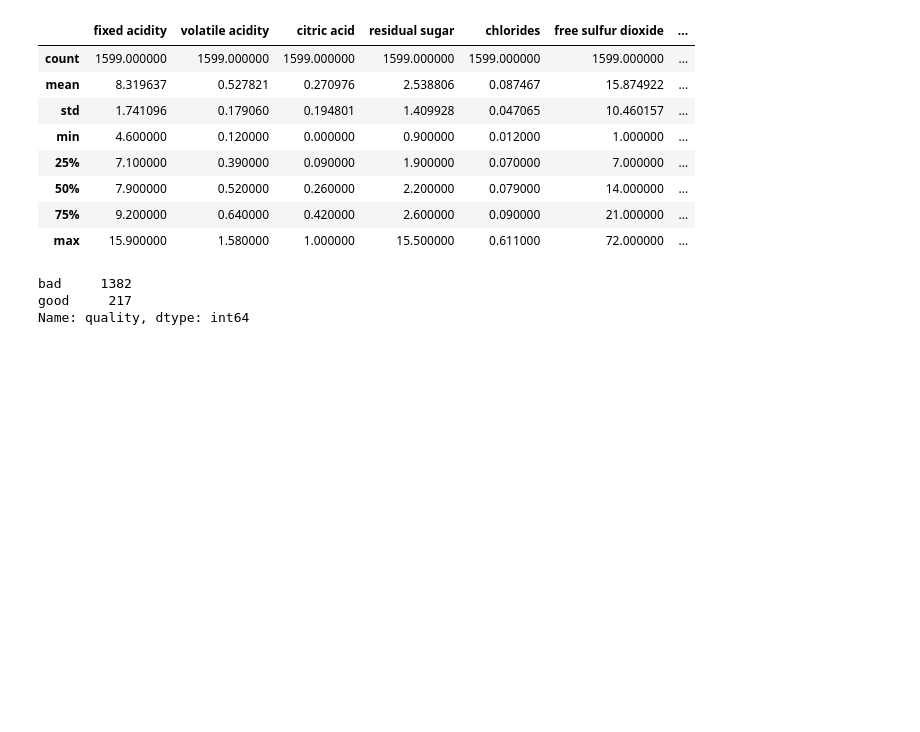
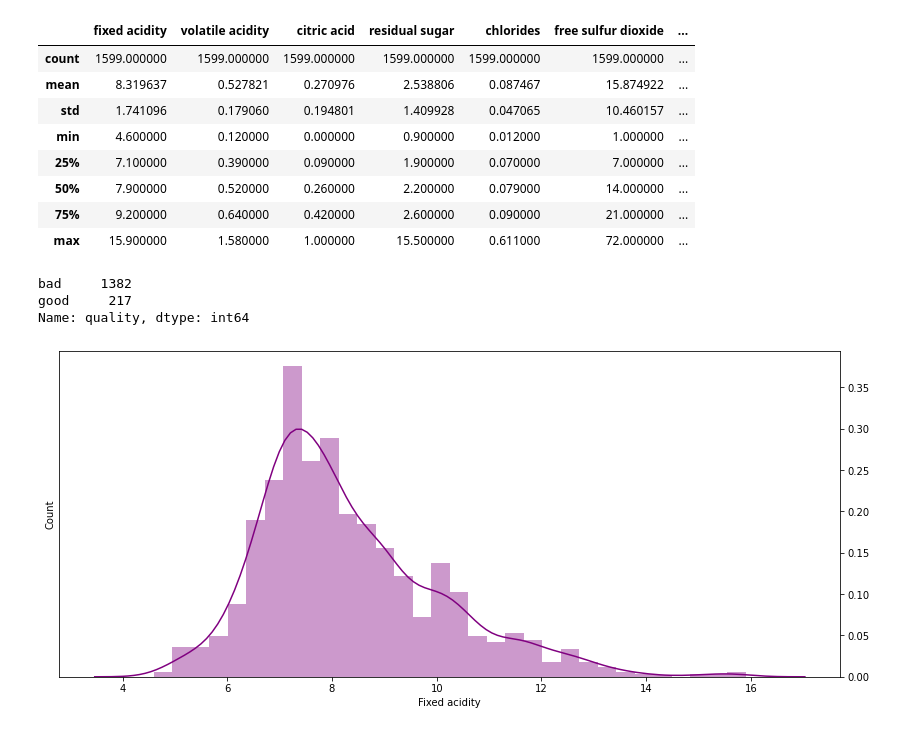
Before and after one commit to MikeDeecode/Red-wine-quality-report, a Jupyter notebook: wine_quality_analysis.ipynb, the cells around one changed output. Drawn from its saved outputs; the diff is of its cells as text; code cells hidden in the pictures; blank space fills up the shorter version.

```diff
--- a/wine_quality_analysis.ipynb
+++ b/wine_quality_analysis.ipynb
@@ -52,3 +52,12 @@ wines['quality'].value_counts()
 bad     1382
 good     217
 Name: quality, dtype: int64
+# %%
+fig, ax = plt.subplots(figsize = (14, 6))
+sns.distplot(wines['fixed acidity'], ax = ax, color = 'purple')
+plt.xlabel('Fixed acidity')
+plt.ylabel("Count")
+ax.yaxis.tick_right()
+plt.show()
+# %% [output]
+[figure, added]
```
